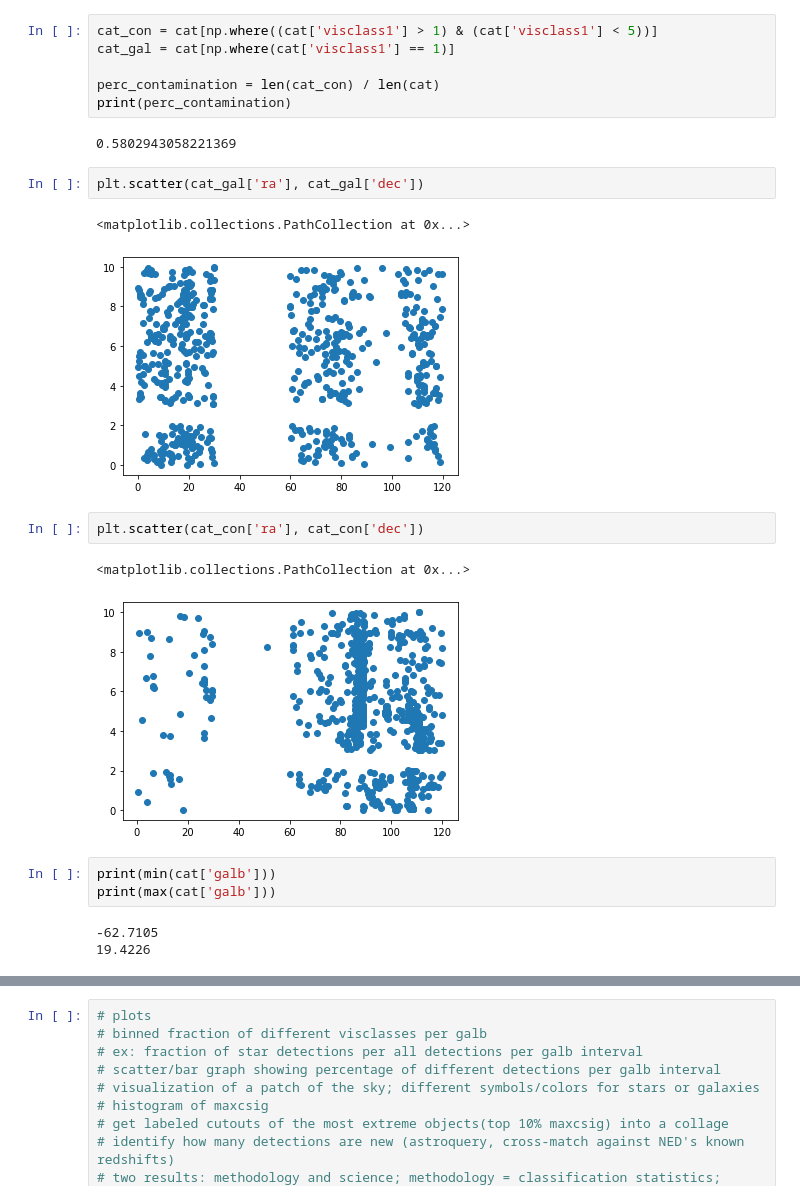
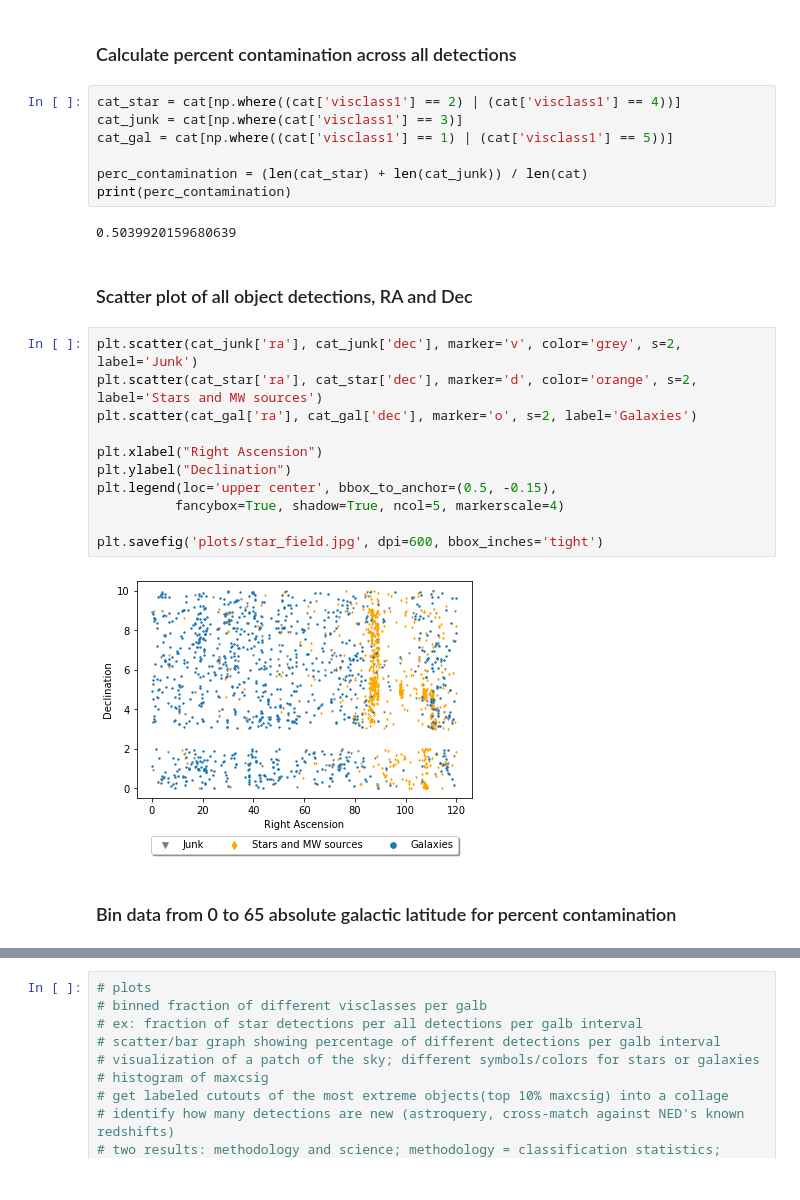
Before and after one commit to amberwang2/CLU_2022, a Jupyter notebook: plots.ipynb, the cells around one changed output, grey strips where cells are left out. Drawn from its saved outputs; the diff is of its cells as text.

```diff
--- a/plots.ipynb
+++ b/plots.ipynb
@@ -31,25 +34,29 @@ Length = 1563 rows
+# %% [markdown]
+### Calculate percent contamination across all detections
 # %%
-cat_con = cat[np.where((cat['visclass1'] > 1) & (cat['visclass1'] < 5))]
-cat_gal = cat[np.where(cat['visclass1'] == 1)]
+cat_star = cat[np.where((cat['visclass1'] == 2) | (cat['visclass1'] == 4))]
+cat_junk = cat[np.where(cat['visclass1'] == 3)]
+cat_gal = cat[np.where((cat['visclass1'] == 1) | (cat['visclass1'] == 5))]
 
-perc_contamination = len(cat_con) / len(cat)
+perc_contamination = (len(cat_star) + len(cat_junk)) / len(cat)
 print(perc_contamination)
 # %% [output]
-0.5802943058221369
+0.5039920159680639
+# %% [markdown]
+### Scatter plot of all object detections, RA and Dec
 # %%
-plt.scatter(cat_gal['ra'], cat_gal['dec'])
+plt.scatter(cat_junk['ra'], cat_junk['dec'], marker='v', color='grey', s=2, label='Junk')
+plt.scatter(cat_star['ra'], cat_star['dec'], marker='d', color='orange', s=2, label='Stars and MW sources')
+plt.scatter(cat_gal['ra'], cat_gal['dec'], marker='o', s=2, label='Galaxies')
+
+plt.xlabel("Right Ascension")
+plt.ylabel("Declination")
+plt.legend(loc='upper center', bbox_to_anchor=(0.5, -0.15),
+          fancybox=True, shadow=True, ncol=5, markerscale=4)
+
+plt.savefig('plots/star_field.jpg', dpi=600, bbox_inches='tight')
 # %% [output]
-<matplotlib.collections.PathCollection at 0x...>
-[figure, old version]
+[figure, new version]
-# %%
-plt.scatter(cat_con['ra'], cat_con['dec'])
-# %% [output]
-<matplotlib.collections.PathCollection at 0x...>
-[figure, removed]
-# %%
-print(min(cat['galb']))
-print(max(cat['galb']))
-# %% [output]
--62.7105
-19.4226
+# %% [markdown]
+### Bin data from 0 to 65 absolute galactic latitude for percent contamination
 # %%
```
Also changed, not shown: parts of 8 cells of this notebook, 4 other files.
